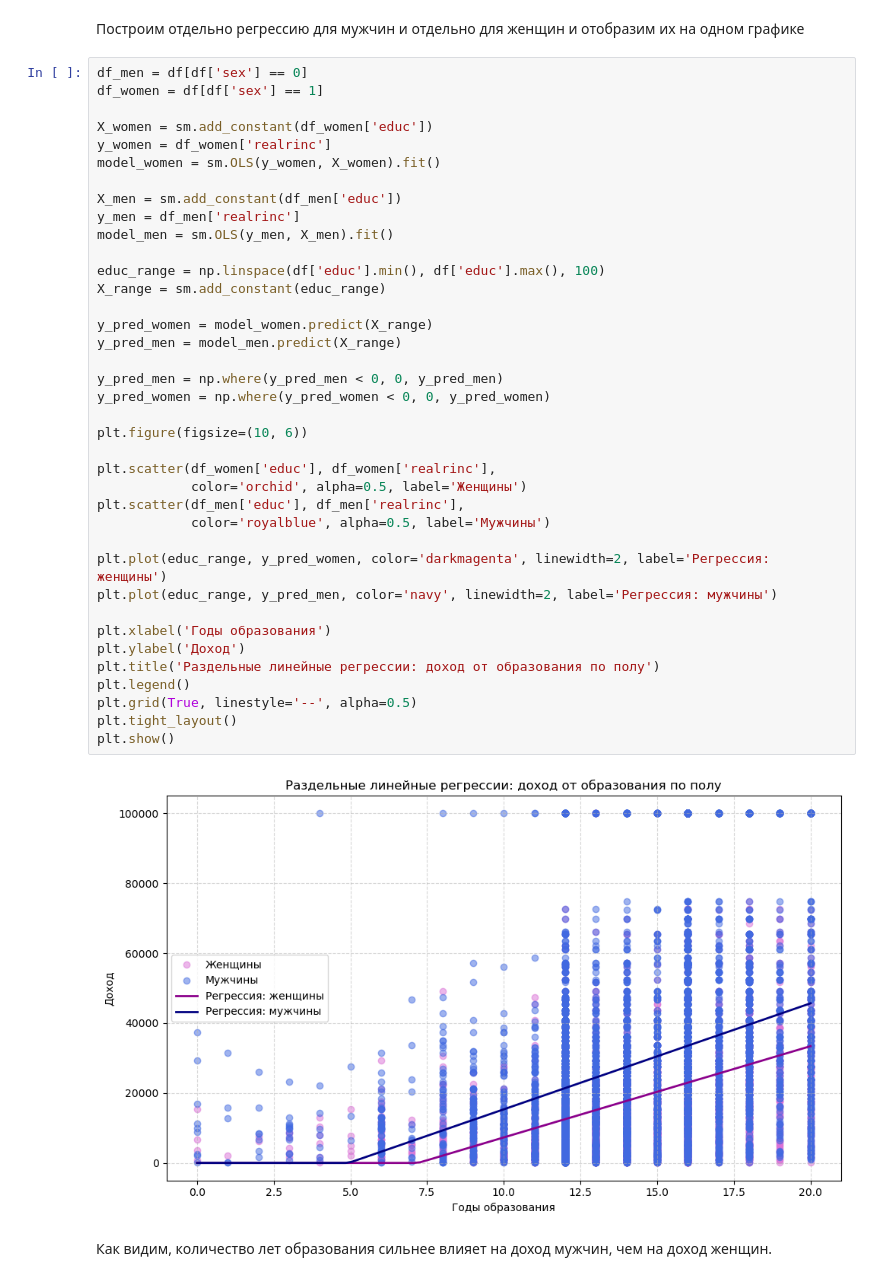
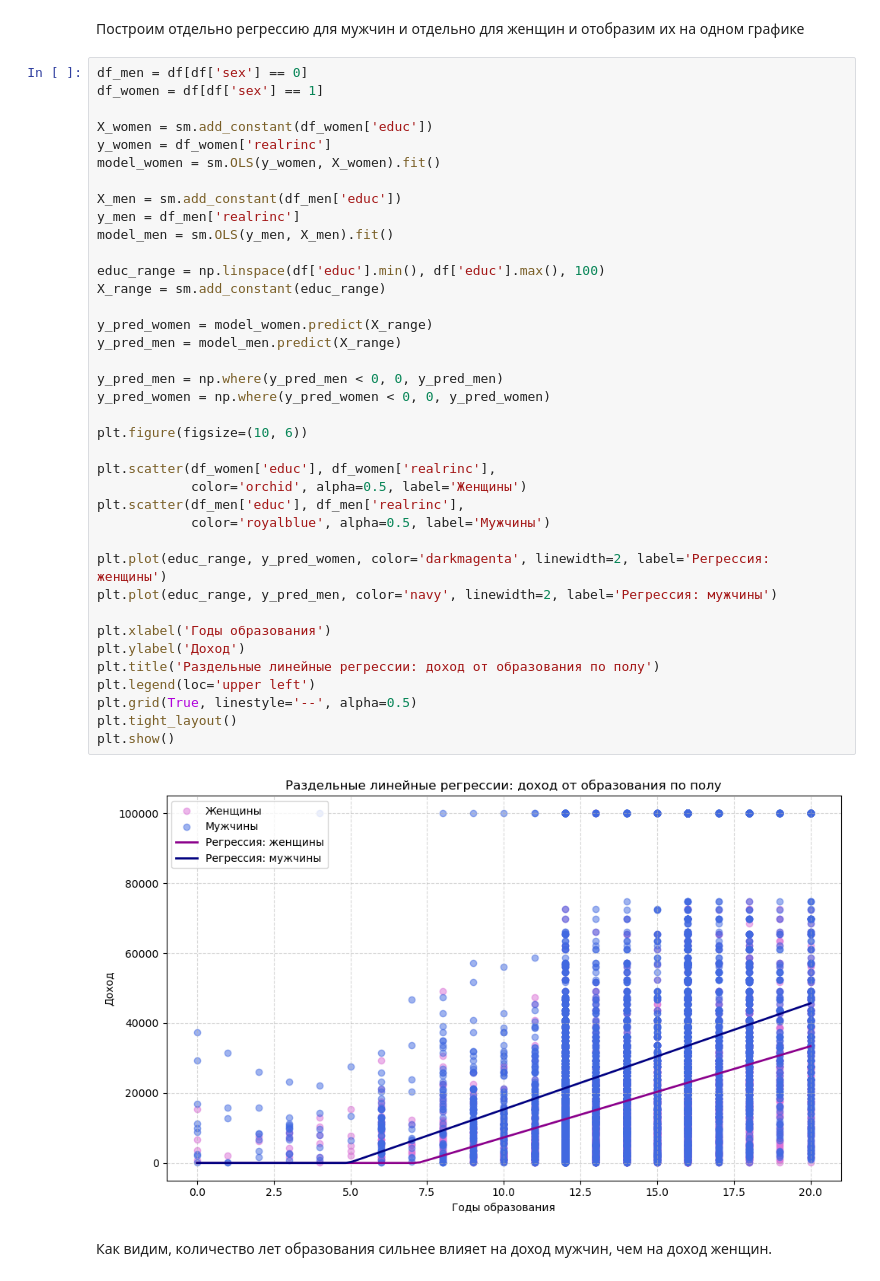
Before and after one commit to Strory/CourseWork3, a Jupyter notebook: Research1.ipynb, the cells around one changed output. Cells and saved outputs as stored; diff of their text form.

```diff
--- a/Research1.ipynb
+++ b/Research1.ipynb
@@ -578,35 +576,35 @@ model_women = sm.OLS(y_women, X_women).fit()
 X_men = sm.add_constant(df_men['educ'])
 y_men = df_men['realrinc']
 model_men = sm.OLS(y_men, X_men).fit()
 
 educ_range = np.linspace(df['educ'].min(), df['educ'].max(), 100)
 X_range = sm.add_constant(educ_range)
 
 y_pred_women = model_women.predict(X_range)
 y_pred_men = model_men.predict(X_range)
 
 y_pred_men = np.where(y_pred_men < 0, 0, y_pred_men)
 y_pred_women = np.where(y_pred_women < 0, 0, y_pred_women)
 
 plt.figure(figsize=(10, 6))
 
 plt.scatter(df_women['educ'], df_women['realrinc'],
             color='orchid', alpha=0.5, label='Женщины')
 plt.scatter(df_men['educ'], df_men['realrinc'],
             color='royalblue', alpha=0.5, label='Мужчины')
 
 plt.plot(educ_range, y_pred_women, color='darkmagenta', linewidth=2, label='Регрессия: женщины')
 plt.plot(educ_range, y_pred_men, color='navy', linewidth=2, label='Регрессия: мужчины')
 
 plt.xlabel('Годы образования')
 plt.ylabel('Доход')
 plt.title('Раздельные линейные регрессии: доход от образования по полу')
-plt.legend()
+plt.legend(loc='upper left')
 plt.grid(True, linestyle='--', alpha=0.5)
 plt.tight_layout()
 plt.show()
 # %% [output]
-[figure, old version]
+[figure, new version]
 # %% [markdown]
 Как видим, количество лет образования сильнее влияет на доход мужчин, чем на доход женщин.
 # %% [markdown]
```
Also changed, not shown: parts of 7 cells of this notebook, 3 other files.
